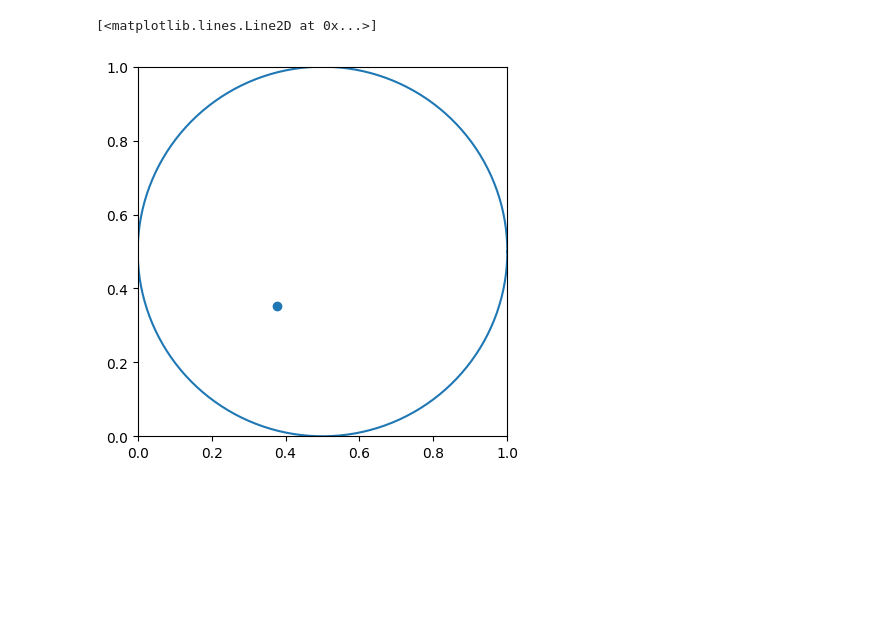
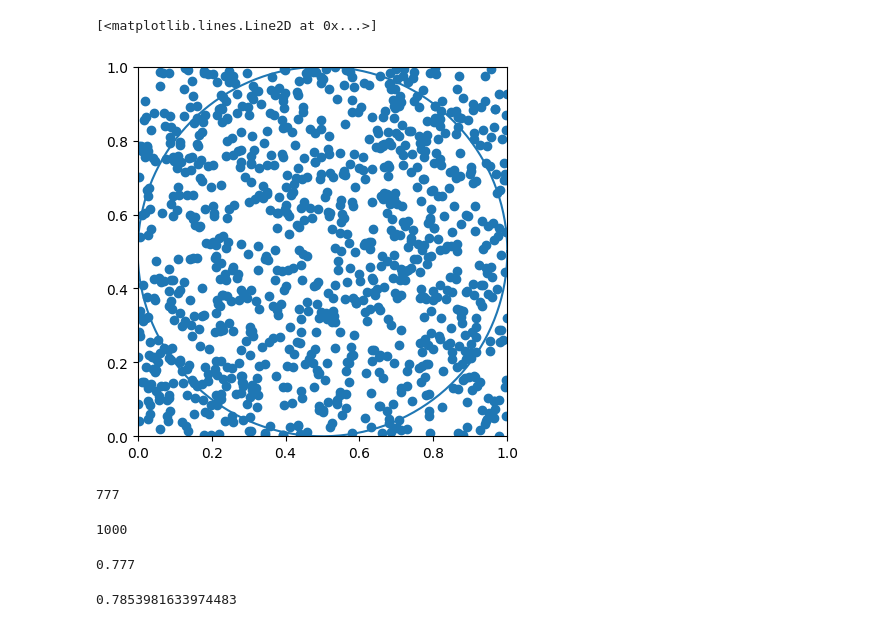
Before and after one commit to nurfnick/Operations_Research, a Jupyter notebook: ClassWork/LasVegas.ipynb, the cells around one changed output. Drawn from its saved outputs; the diff is of its cells as text; code cells hidden in the pictures; blank space fills up the shorter version.

```diff
--- a/ClassWork/LasVegas.ipynb
+++ b/ClassWork/LasVegas.ipynb
@@ -5,26 +5,32 @@ import random
 import numpy as np
 import matplotlib.pyplot as plt
 import matplotlib.patches
+# %%
+pointsx = []
+pointsy = []
+for i in range(1000):
+  pointsx.append(random.random())
+  pointsy.append(random.random())
 # %%
 x = random.random()
 y = random.random()
 
 theta = np.linspace( 0 , 2 * np.pi , 150 )
 
 radius = 1/2
 
 a = radius * np.cos( theta )+1/2
 b = radius * np.sin( theta )+1/2
 
 figure, axes = plt.subplots( 1 )
 
 #axes.plot( a, b )
 axes.set_aspect( 1 )
 
-plt.scatter(x,y)
+plt.scatter(pointsx,pointsy)
 plt.xlim((0,1))
 plt.ylim((0,1))
 plt.plot(a,b)
 # %% [output]
 [<matplotlib.lines.Line2D at 0x...>]
-[figure, old version]
+[figure, new version]
@@ -30,0 +43,16 @@ plt.plot(a,b)
+# %%
+count
+# %% [output]
+777
+# %%
+len(pointsx)
+# %% [output]
+1000
+# %%
+count/len(pointsx)
+# %% [output]
+0.777
+# %%
+np.pi/4
+# %% [output]
+0.7853981633974483
```
Also changed, not shown: parts of 7 cells of this notebook.
